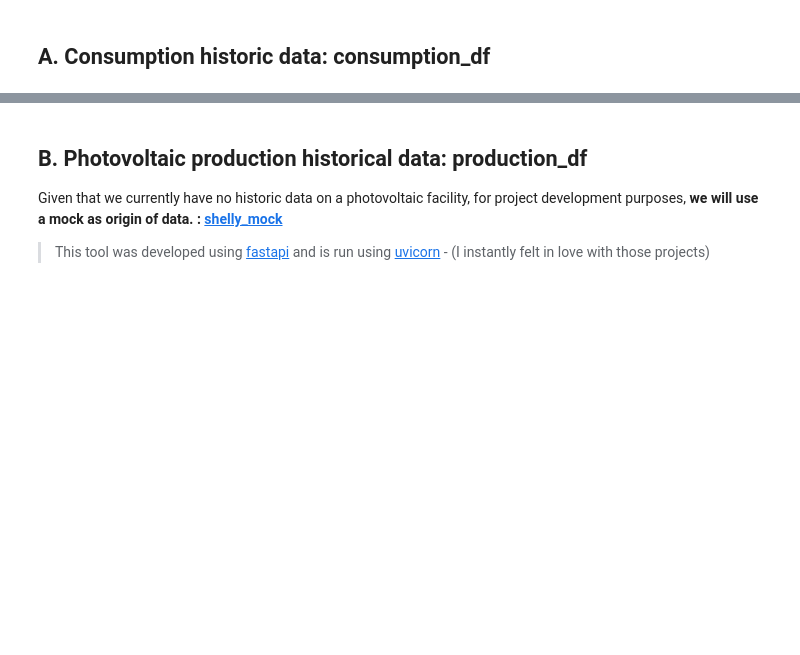
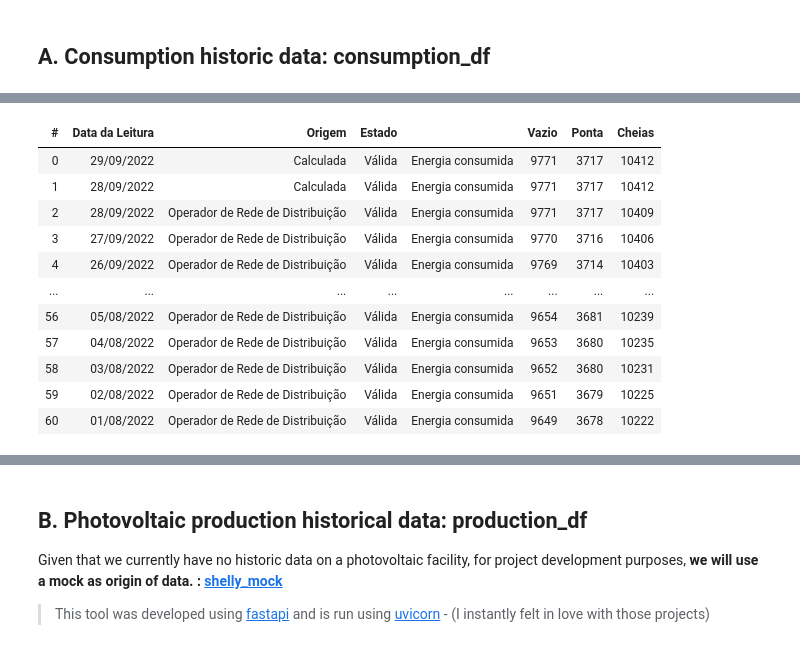
Before and after one commit to hugobertini-ds/photovoltaicperformance, a Jupyter notebook: PhotovoltaicPerformance_v01.ipynb, the cells around one changed output, grey strips where cells are left out. Cells and saved outputs as stored; diff of their text form; code cells hidden in the pictures; blank space fills up the shorter version.

```diff
--- a/PhotovoltaicPerformance_v01.ipynb
+++ b/PhotovoltaicPerformance_v01.ipynb
@@ -368,0 +469,16 @@ def get_consumption_data(input_folder, consumed_folder):
+# %%
+df2 = vaex.from_pandas(pd.read_excel("data/Leituras_20220930_de20220801a20220930.xlsx", skiprows=7))
+df2
+# %% [output]
+| # | Data da Leitura | Origem | Estado |  | Vazio | Ponta | Cheias |
+| 0 | 29/09/2022 | Calculada | Válida | Energia consumida | 9771 | 3717 | 10412 |
+| 1 | 28/09/2022 | Calculada | Válida | Energia consumida | 9771 | 3717 | 10412 |
+| 2 | 28/09/2022 | Operador de Rede de Distribuição | Válida | Energia consumida | 9771 | 3717 | 10409 |
+| 3 | 27/09/2022 | Operador de Rede de Distribuição | Válida | Energia consumida | 9770 | 3716 | 10406 |
+| 4 | 26/09/2022 | Operador de Rede de Distribuição | Válida | Energia consumida | 9769 | 3714 | 10403 |
+| ... | ... | ... | ... | ... | ... | ... | ... |
+| 56 | 05/08/2022 | Operador de Rede de Distribuição | Válida | Energia consumida | 9654 | 3681 | 10239 |
+| 57 | 04/08/2022 | Operador de Rede de Distribuição | Válida | Energia consumida | 9653 | 3680 | 10235 |
+| 58 | 03/08/2022 | Operador de Rede de Distribuição | Válida | Energia consumida | 9652 | 3680 | 10231 |
+| 59 | 02/08/2022 | Operador de Rede de Distribuição | Válida | Energia consumida | 9651 | 3679 | 10225 |
+| 60 | 01/08/2022 | Operador de Rede de Distribuição | Válida | Energia consumida | 9649 | 3678 | 10222 |
```
Also changed, not shown: parts of 10 cells of this notebook, 1 other file.
